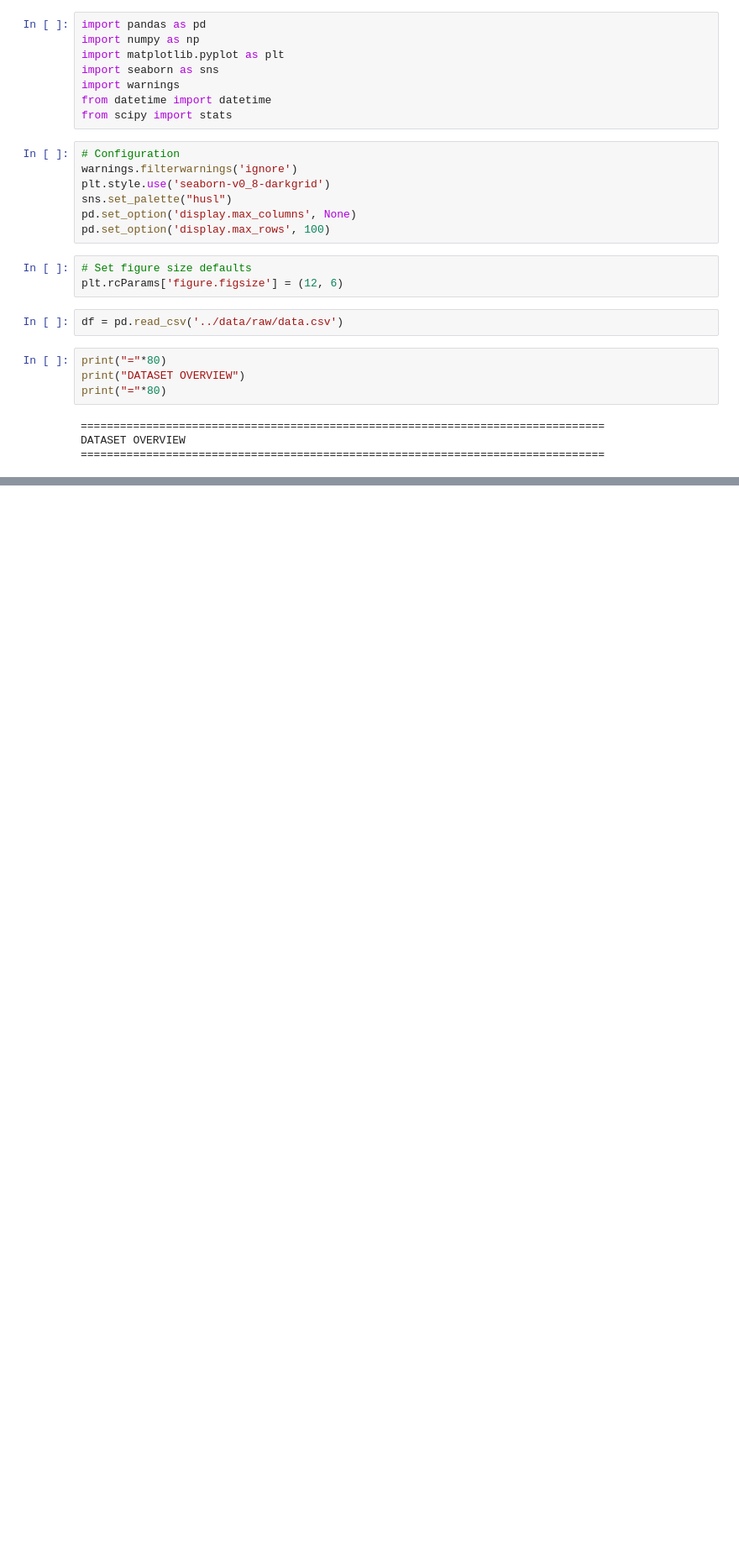
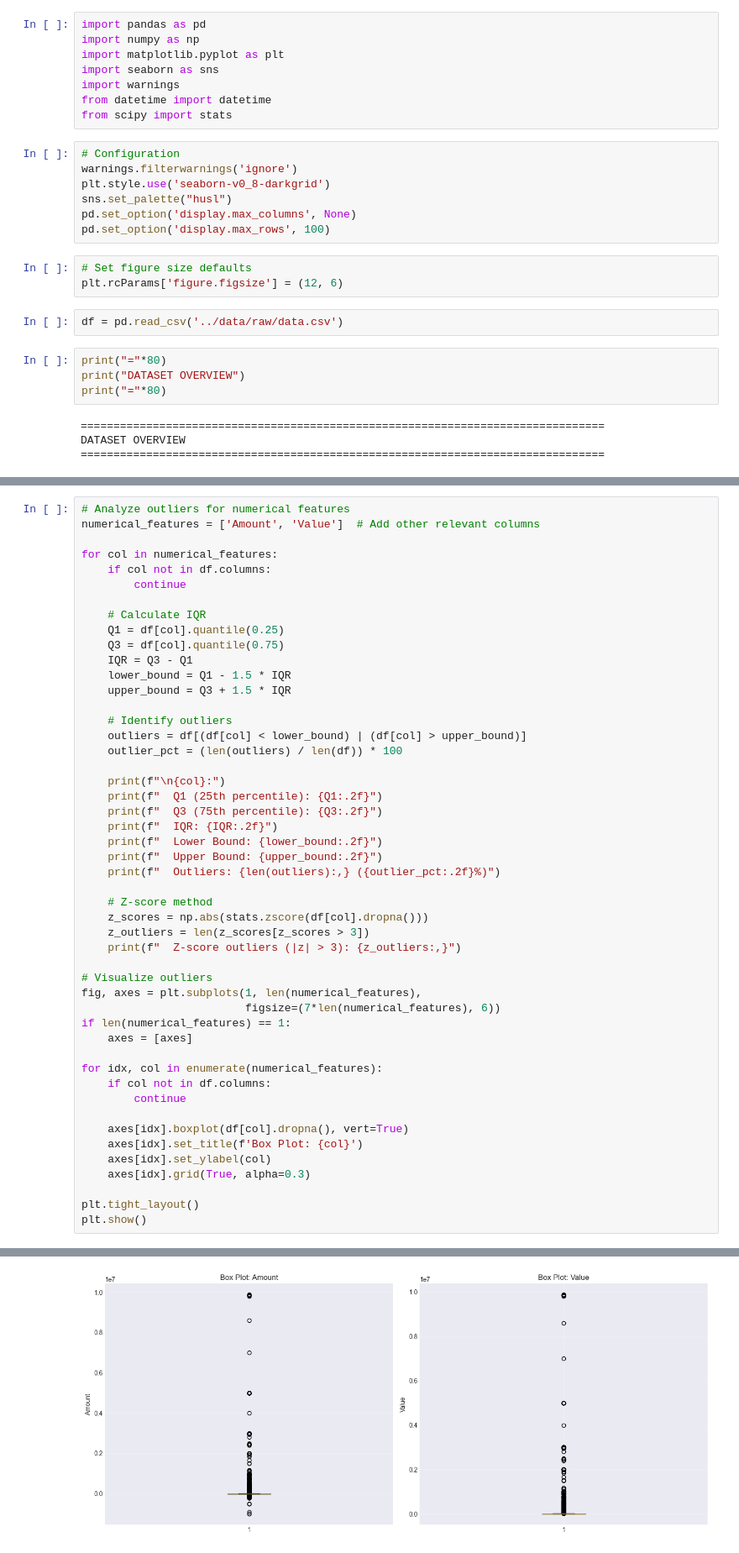
Before and after one commit to nahdes/credit-risk-model, a Jupyter notebook: notebooks/eda.ipynb, the cells around one changed output, grey strips where cells are left out. Shown at 84% size. Saved outputs shown, nothing was run; the diff lists cells and outputs as text; blank space fills up the shorter version.

```diff
--- a/notebooks/eda.ipynb
+++ b/notebooks/eda.ipynb
@@ -28,0 +382,50 @@ DATASET OVERVIEW
+# %%
+# Analyze outliers for numerical features
+numerical_features = ['Amount', 'Value']  # Add other relevant columns
+
+for col in numerical_features:
+    if col not in df.columns:
+        continue
+
+    # Calculate IQR
+    Q1 = df[col].quantile(0.25)
+    Q3 = df[col].quantile(0.75)
+    IQR = Q3 - Q1
+    lower_bound = Q1 - 1.5 * IQR
+    upper_bound = Q3 + 1.5 * IQR
+
+    # Identify outliers
+    outliers = df[(df[col] < lower_bound) | (df[col] > upper_bound)]
+    outlier_pct = (len(outliers) / len(df)) * 100
+
+    print(f"\n{col}:")
+    print(f"  Q1 (25th percentile): {Q1:.2f}")
+    print(f"  Q3 (75th percentile): {Q3:.2f}")
+    print(f"  IQR: {IQR:.2f}")
+    print(f"  Lower Bound: {lower_bound:.2f}")
+    print(f"  Upper Bound: {upper_bound:.2f}")
+    print(f"  Outliers: {len(outliers):,} ({outlier_pct:.2f}%)")
+
+    # Z-score method
+    z_scores = np.abs(stats.zscore(df[col].dropna()))
+    z_outliers = len(z_scores[z_scores > 3])
+    print(f"  Z-score outliers (|z| > 3): {z_outliers:,}")
+
+# Visualize outliers
+fig, axes = plt.subplots(1, len(numerical_features),
+                         figsize=(7*len(numerical_features), 6))
+if len(numerical_features) == 1:
+    axes = [axes]
+
+for idx, col in enumerate(numerical_features):
+    if col not in df.columns:
+        continue
+
+    axes[idx].boxplot(df[col].dropna(), vert=True)
+    axes[idx].set_title(f'Box Plot: {col}')
+    axes[idx].set_ylabel(col)
+    axes[idx].grid(True, alpha=0.3)
+
+plt.tight_layout()
+plt.show()
+# %% [output]
@@ -28,0 +449 @@ DATASET OVERVIEW
+[figure, added]
```
Also changed, not shown: parts of 17 cells of this notebook.
